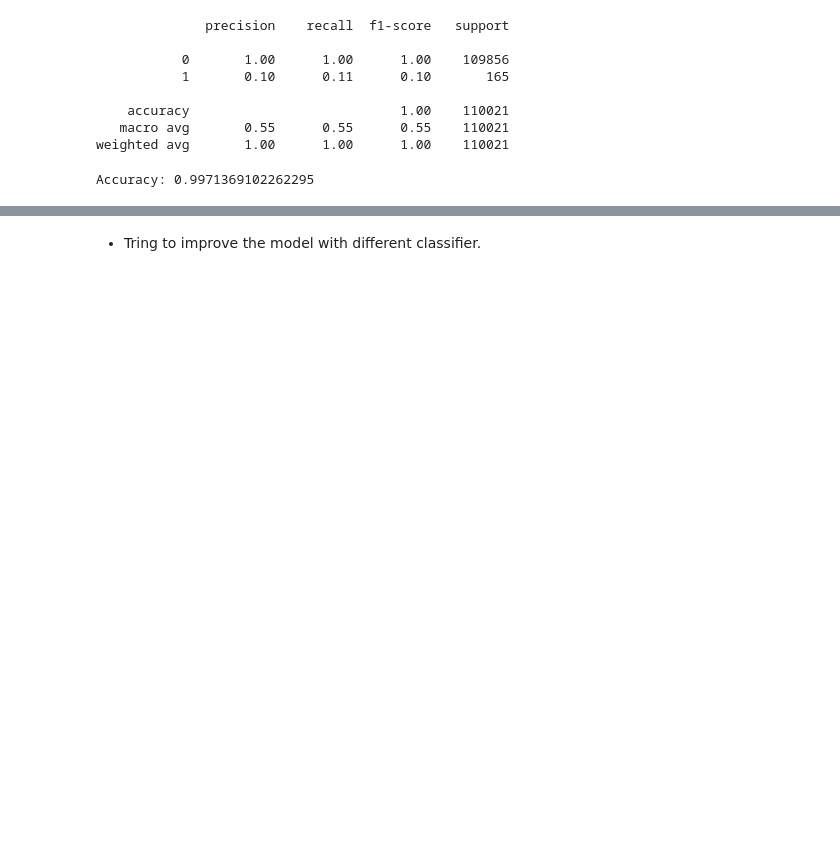
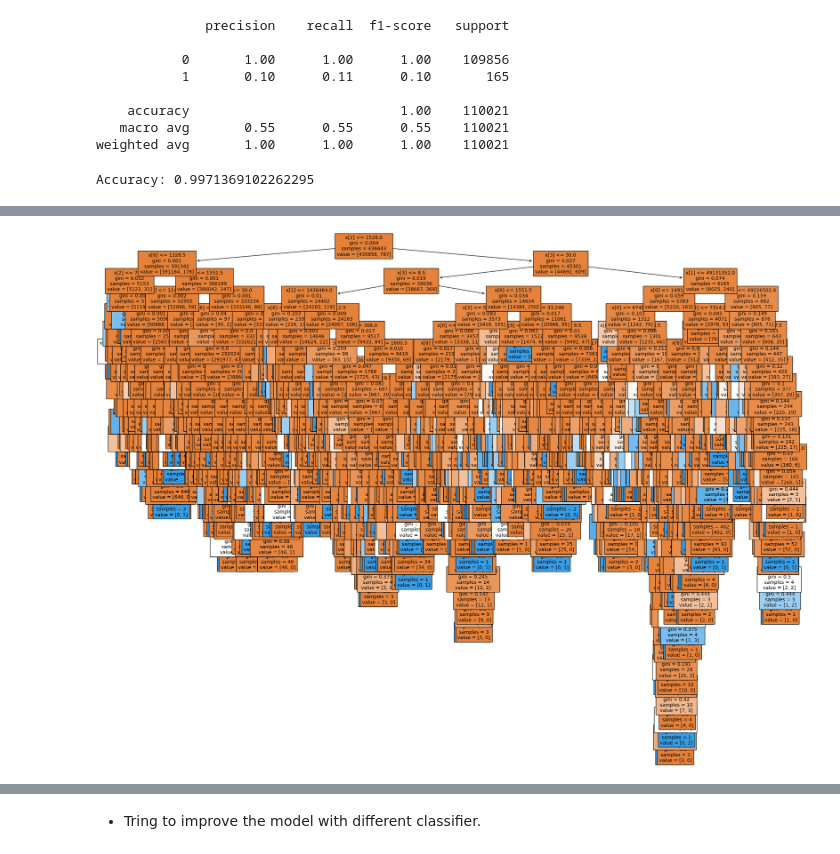
Before and after one commit to nss-data-science-cohort-6/big_g_express-elden_ring, a Jupyter notebook: Machine_learning_bigG_AC.ipynb, the cells around one changed output, grey strips where cells are left out. Cells and saved outputs as stored; diff of their text form; code cells hidden in the pictures; blank space fills up the shorter version.

Commit message:
correcting models to plot

```diff
--- a/Machine_learning_bigG_AC.ipynb
+++ b/Machine_learning_bigG_AC.ipynb
@@ -217,3 +274,9 @@ Accuracy: 0.9971369102262295
+# %%
+plt.figure(figsize=(25, 20))
+plot_tree(classifier, filled=True, fontsize=10)
+plt.show()
+# %% [output]
+[figure, added]
 # %%
 # Importing libraries
 from sklearn.datasets import make_classification
```
Also changed, not shown: parts of 15 cells of this notebook.
